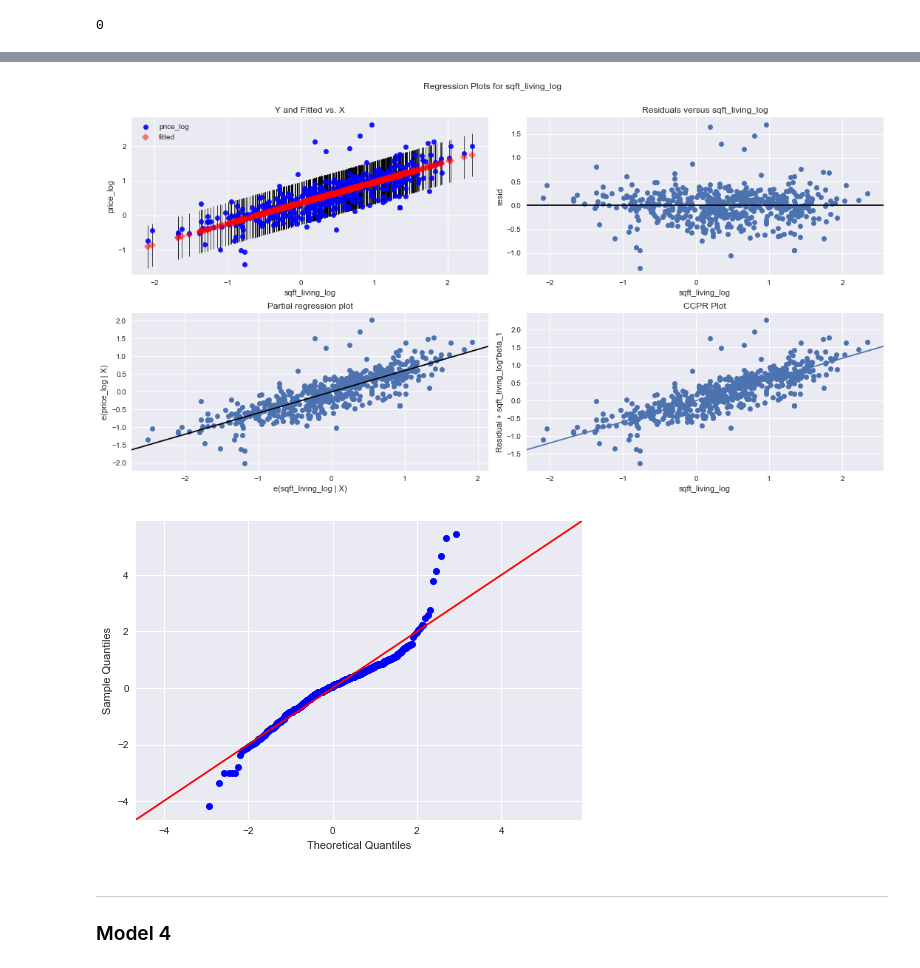
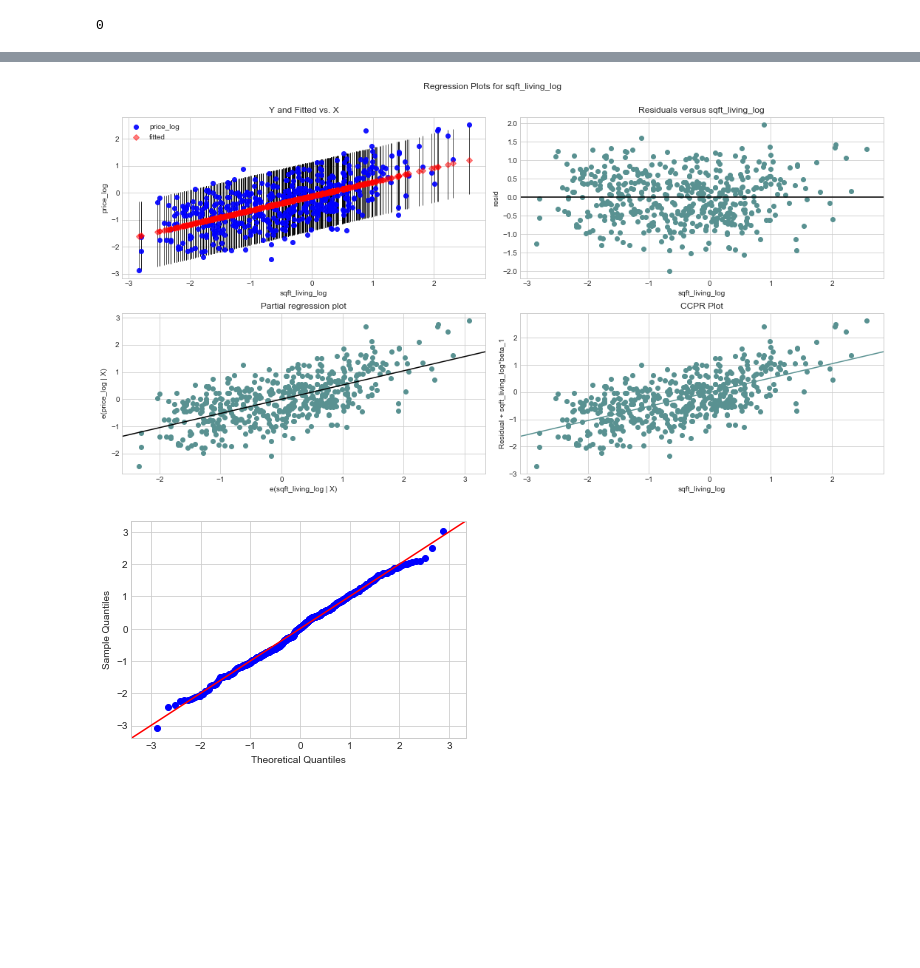
Before and after one commit to toopster/dsc-mod-2-project-v2-1-online-ds-sp-000, a Jupyter notebook: index.ipynb, the cells around one changed output, grey strips where cells are left out. Drawn from its saved outputs; the diff is of its cells as text; code cells hidden in the pictures; blank space fills up the shorter version.

```diff
--- a/index.ipynb
+++ b/index.ipynb
@@ -267,23 +278,27 @@ house_sales['waterfront'] = house_sales['waterfront'].fillna(0).astype(int)
 house_sales['view'] = house_sales['view'].fillna(0).astype(int)
 house_sales['yr_renovated'] = house_sales['yr_renovated'].fillna(0).astype(int)
 
-# Create additional field deriving the age of the property from the maximum sale data within the dataset
+# Create additional field deriving the age of the property from the maximum sale date within the dataset
 house_sales['age'] = (house_sales['date'].max().year - house_sales['yr_built'])
+
+# Create additional field indicating whether a property was built or renovated in the last 15 years
+house_sales['status']= np.where((house_sales['age']<=15)|(house_sales['yr_renovated']>=2000), 'new_renovated', 'old')
 
 # Derive missing values in sqft_basement field with calculated values from sqft_living and sqft_above
 for i in list(house_sales.loc[house_sales['sqft_basement'] == '?'].index.values):
     house_sales.loc[i,'sqft_basement'] = house_sales.loc[i,'sqft_living'] - house_sales.loc[i,'sqft_above']
 
-
+# Convert data type having handled missing data for sqft_basement
 house_sales['sqft_basement'] = house_sales['sqft_basement'].astype(float).astype(int)
 
+
 # Remove outliers based on number of bedrooms, with one record having 33 bedrooms
-house_sales = house_sales[(house_sales['bedrooms'] <= 15)]
+house_sales = house_sales[(house_sales['bedrooms'] <= 6)]
 
 # Remove outliers based on zero bathrooms as dubious as to whether you could define this as a house
 house_sales = house_sales[(house_sales['bathrooms'] != 0)]
 
-# Remove outliers based on price of house being zero and less than $2M
+# Remove properties based on price of house being zero and less than $2M to lessen the impact of skew on the distribution
 house_sales = house_sales[(house_sales['price'] > 0) & (house_sales['price'] <= 2000000)]
 # %%
 house_sales.head()
@@ -427,7 +460,7 @@ house_sales_pred.hist(figsize=(18,15), bins='auto');
 # %%
 # Check the linearity assumption for all chosen features and highlight categorical variables
 
-fig,axes = plt.subplots(nrows=4, ncols=4, figsize=(16,15), sharey=True)
+fig,axes = plt.subplots(nrows=4, ncols=4, figsize=(16,16), sharey=True)
 
 for ax,column in zip(axes.flatten(), house_sales_pred.columns):
     ax.scatter(house_sales_pred[column], house_sales_pred['price'] / 100000, label=column, alpha=0.1)
@@ -526,33 +551,30 @@ Create a new column / dummy variable to indicate whether the property is old or
 # Log transform continuous variables and one-hot encode categoricals
 
 continuous = ['price','sqft_living','sqft_lot']
-categoricals = ['bathrooms','bedrooms','condition','grade','zipcode']
+categoricals = ['bedrooms','view','zipcode']
 
 house_sales_cont = house_sales[continuous]
-new_house_sales_cont = new_house_sales[continuous]
 
 # Log features
+
 log_names = [f'{column}_log' for column in house_sales_cont.columns]
-new_log_names = [f'{column}_log' for column in new_house_sales_cont.columns]
 
 house_sales_log = np.log(house_sales_cont)
-new_house_sales_log = np.log(new_house_sales_cont)
 house_sales_log.columns = log_names
-new_house_sales_log.columns = new_log_names
 
 # Normalize
+
 def normalize(feature):
     return (feature - feature.mean()) / feature.std()
 
 house_sales_log_norm = house_sales_log.apply(normalize)
-new_house_sales_log_norm = new_house_sales_log.apply(normalize)
 
 # One hot encode categoricals
+
 house_sales_ohe = pd.get_dummies(house_sales[categoricals], columns=categoricals, drop_first=True)
-new_house_sales_ohe = pd.get_dummies(new_house_sales[categoricals], columns=categoricals, drop_first=True)
 
-hs_preprocessed = pd.concat([house_sales_log_norm, house_sales_ohe], axis=1)
-new_hs_preprocessed = pd.concat([new_house_sales_log_norm, new_house_sales_ohe], axis=1)
+house_sales_wf = house_sales['waterfront']
+hs_preprocessed = pd.concat([house_sales_log_norm, house_sales_wf, house_sales_ohe], axis=1)
 
 hs_preprocessed.head()
 # %% [output]
@@ -645,0 +642,12 @@ Warnings:
+# %%
+# Filter the preprocessed dataframe by a specific zipcode
+
+zip_98118 = hs_preprocessed[(hs_preprocessed['zipcode_98118'] == 1)]
+
+# Create the formula
+
+f_98118 = 'price_log~sqft_living_log'
+
+model_98118 = ols(formula=f_98118, data=zip_98118).fit()
+
+model_98118.summary()
@@ -646,17 +674,14 @@ Warnings:
 # %%
-# Visualise the error terms
+# Model v0.3 - visualise the error terms
 fig = plt.figure(figsize=(15,8))
-fig = sm.graphics.plot_regress_exog(model_98052, "sqft_living_log", fig=fig)
+fig = sm.graphics.plot_regress_exog(model_98118, "sqft_living_log", fig=fig)
 plt.show();
 # %% [output]
-[figure, old version]
+[figure, new version]
 # %%
-
-residuals_98052 = model_98052.resid
-fig = sm.graphics.qqplot(residuals_98052, dist=stats.norm, line='45', fit=True)
+# Model v0.3 - check the normality assumption
+residuals_98118 = model_98118.resid
+fig = sm.graphics.qqplot(residuals_98118, dist=stats.norm, line='45', fit=True)
 fig.show();
 # %% [output]
-[figure, old version]
+[figure, new version]
-# %% [markdown]
----
-### Model 4
```
Also changed, not shown: parts of 47 cells of this notebook.
